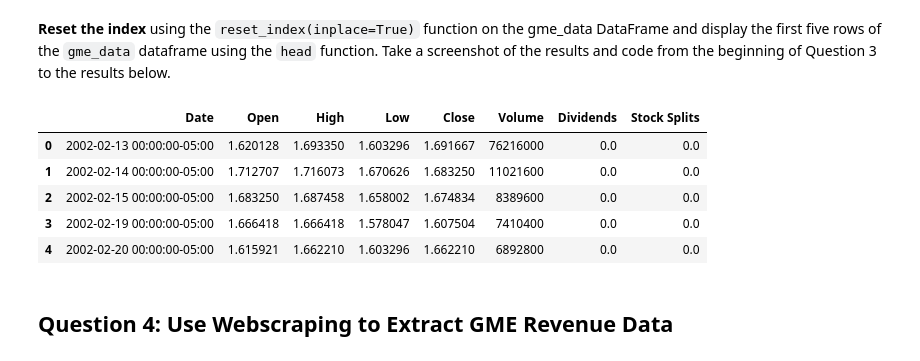
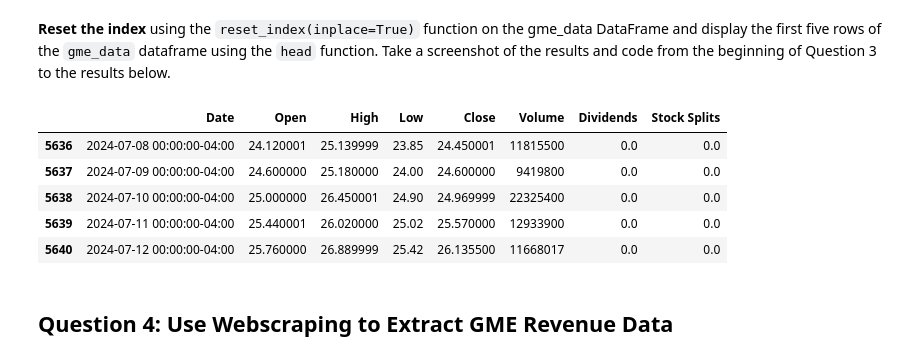
Before and after one commit to pp4499/CourseraDataScience, a Jupyter notebook: Submission-Final Assignment - Analyzing Historical Stock Revenue Data and Building a Dashboard.ipynb, the cells around one changed output. Saved outputs shown, nothing was run; the diff lists cells and outputs as text; code cells hidden in the pictures.

```diff
--- a/Submission-Final Assignment - Analyzing Historical Stock Revenue Data and Building a Dashboard.ipynb
+++ b/Submission-Final Assignment - Analyzing Historical Stock Revenue Data and Building a Dashboard.ipynb
@@ -240,14 +228,14 @@ gme_data = gme.history(period='max')
 **Reset the index** using the `reset_index(inplace=True)` function on the gme_data DataFrame and display the first five rows of the `gme_data` dataframe using the `head` function. Take a screenshot of the results and code from the beginning of Question 3 to the results below.
 # %%
 gme_data.reset_index(inplace=True)
-gme_data.head(5)
+gme_data.tail(5)
 # %% [output]
 |  | Date | Open | High | Low | Close | Volume | Dividends | Stock Splits |
-| 0 | 2002-02-13 00:00:00-05:00 | 1.620128 | 1.693350 | 1.603296 | 1.691667 | 76216000 | 0.0 | 0.0 |
-| 1 | 2002-02-14 00:00:00-05:00 | 1.712707 | 1.716073 | 1.670626 | 1.683250 | 11021600 | 0.0 | 0.0 |
-| 2 | 2002-02-15 00:00:00-05:00 | 1.683250 | 1.687458 | 1.658002 | 1.674834 | 8389600 | 0.0 | 0.0 |
-| 3 | 2002-02-19 00:00:00-05:00 | 1.666418 | 1.666418 | 1.578047 | 1.607504 | 7410400 | 0.0 | 0.0 |
-| 4 | 2002-02-20 00:00:00-05:00 | 1.615921 | 1.662210 | 1.603296 | 1.662210 | 6892800 | 0.0 | 0.0 |
+| 5636 | 2024-07-08 00:00:00-04:00 | 24.120001 | 25.139999 | 23.85 | 24.450001 | 11815500 | 0.0 | 0.0 |
+| 5637 | 2024-07-09 00:00:00-04:00 | 24.600000 | 25.180000 | 24.00 | 24.600000 | 9419800 | 0.0 | 0.0 |
+| 5638 | 2024-07-10 00:00:00-04:00 | 25.000000 | 26.450001 | 24.90 | 24.969999 | 22325400 | 0.0 | 0.0 |
+| 5639 | 2024-07-11 00:00:00-04:00 | 25.440001 | 26.020000 | 25.02 | 25.570000 | 12933900 | 0.0 | 0.0 |
+| 5640 | 2024-07-12 00:00:00-04:00 | 25.760000 | 26.889999 | 25.42 | 26.135500 | 11668017 | 0.0 | 0.0 |
 # %% [markdown]
 ## Question 4: Use Webscraping to Extract GME Revenue Data
 # %% [markdown]
```
Also changed, not shown: parts of 8 cells of this notebook.
